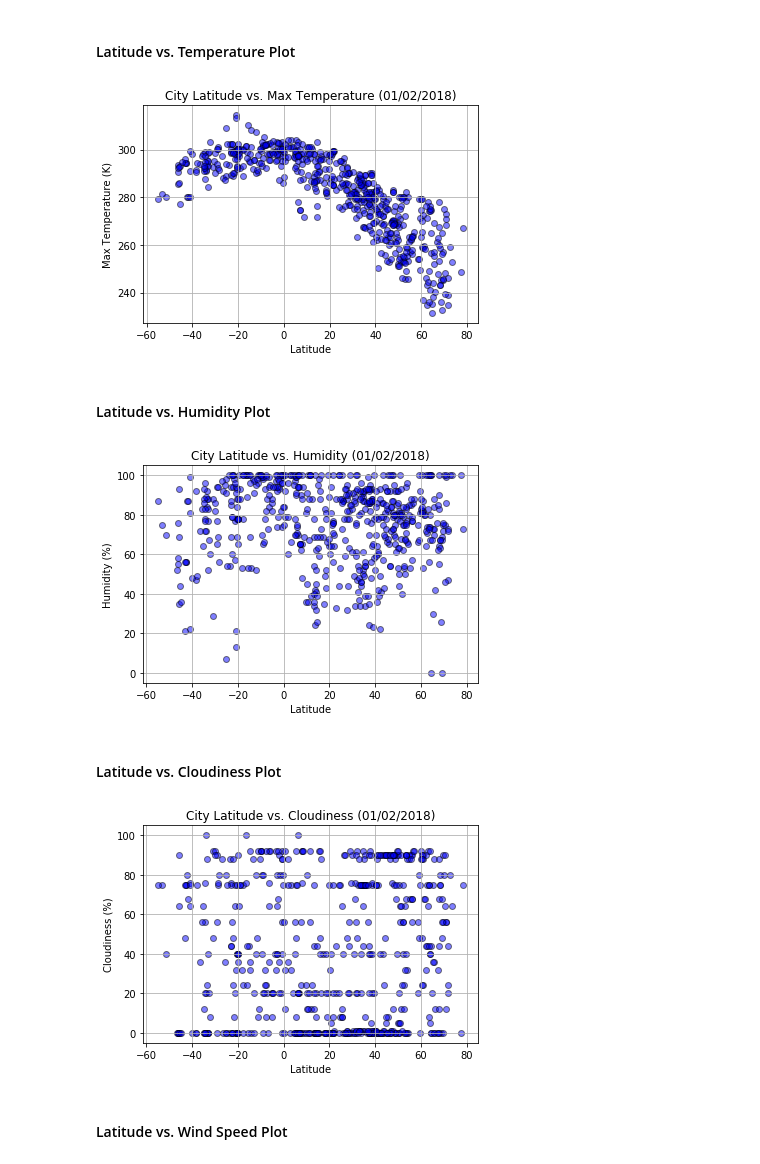
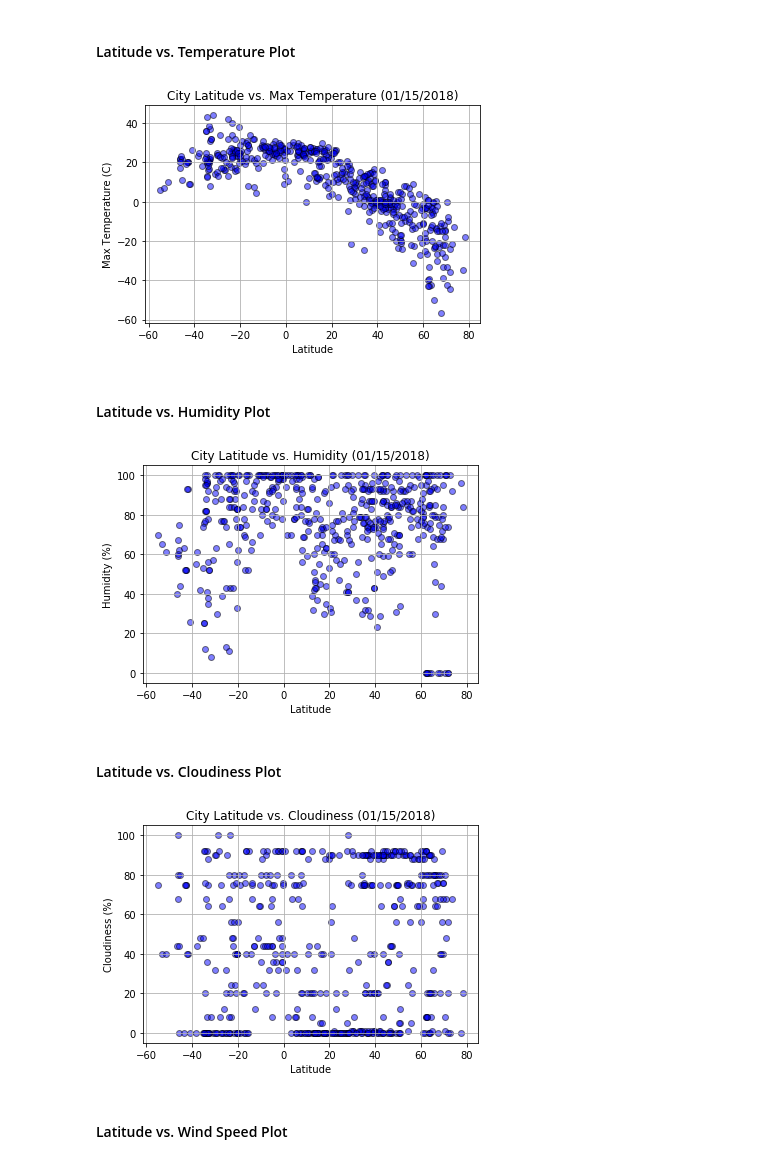
Before and after one commit to bpaynich/Homework-6---Python-APIs, a Jupyter notebook: WeatherPy - final.ipynb, the cells around one changed output. Cells and saved outputs as stored; diff of their text form; code cells hidden in the pictures.

```diff
--- a/WeatherPy - final.ipynb
+++ b/WeatherPy - final.ipynb
@@ -80,7 +79,7 @@ total_cities = len(cities)
 
 # Loop through each city an extract weather data per city
 for cit in cities:
-    response = requests.get(url + cit + api_key)
+    response = requests.get(url + cit + "&appid=" + api_key + "&units=metric")
     data = response.json()
 
     # Skip city if not found on Site
@@ -155,35 +154,35 @@ df.head(10)
 #### Latitude vs. Temperature Plot
 # %%
 plt.scatter(lat, max_temp, marker="o", facecolors="blue", edgecolors="black", alpha=0.5)
-plt.title("City Latitude vs. Max Temperature (01/02/2018)")
+plt.title("City Latitude vs. Max Temperature (01/15/2018)")
 plt.xlabel("Latitude")
-plt.ylabel("Max Temperature (K)")
+plt.ylabel("Max Temperature (C)")
 plt.grid()
 plt.savefig("../Images/lat_vs_max_temp.png")
 # %% [output]
-[figure, old version]
+[figure, new version]
 # %% [markdown]
 #### Latitude vs. Humidity Plot
 # %%
 plt.scatter(lat, humidity, marker="o", facecolors="blue", edgecolors="black", alpha=0.5)
-plt.title("City Latitude vs. Humidity (01/02/2018)")
+plt.title("City Latitude vs. Humidity (01/15/2018)")
 plt.xlabel("Latitude")
 plt.ylabel("Humidity (%)")
 plt.grid()
 plt.savefig("../Images/lat_vs_humidity.png")
 # %% [output]
-[figure, old version]
+[figure, new version]
 # %% [markdown]
 #### Latitude vs. Cloudiness Plot
 # %%
 plt.scatter(lat, cloudiness, marker="o", facecolors="blue", edgecolors="black", alpha=0.5)
-plt.title("City Latitude vs. Cloudiness (01/02/2018)")
+plt.title("City Latitude vs. Cloudiness (01/15/2018)")
 plt.xlabel("Latitude")
 plt.ylabel("Cloudiness (%)")
 plt.grid()
 plt.savefig("../Images/lat_vs_cloudiness.png")
 # %% [output]
-[figure, old version]
+[figure, new version]
 # %% [markdown]
 #### Latitude vs. Wind Speed Plot
 # %%
```
Also changed, not shown: parts of 7 cells of this notebook.
